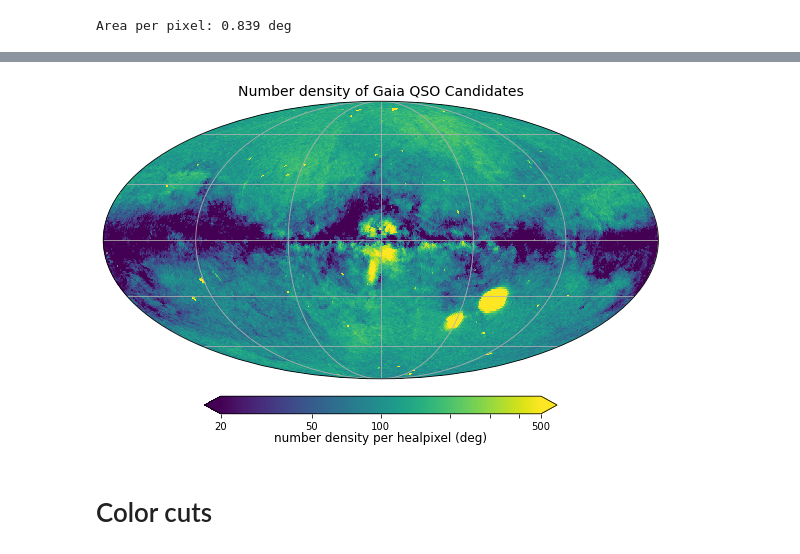
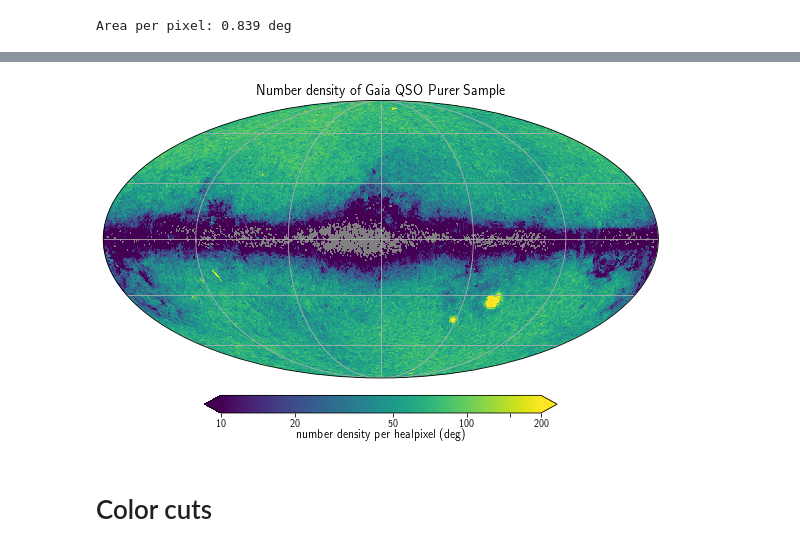
Before and after one commit to kstoreyf/gaia-quasars-lss, a Jupyter notebook: notebooks/2022-12-13_catalog_paper_figures.ipynb, the cells around one changed output, grey strips where cells are left out. Drawn from its saved outputs; the diff is of its cells as text; code cells hidden in the pictures.

```diff
--- a/notebooks/2022-12-13_catalog_paper_figures.ipynb
+++ b/notebooks/2022-12-13_catalog_paper_figures.ipynb
@@ -64,0 +87,6 @@ np.min(map_ndens)
+# %%
+tab_gaia_purer = astropy.table.join(tab_gaia_all, tab_gaia_purer_full, keys=['source_id'],
+                         join_type='inner')
+N_data_purer = len(tab_gaia_purer)
+print(f"Number of data sources: {N_data_purer}")
+print(tab_gaia_purer.columns)
@@ -65,16 +114,20 @@ np.min(map_ndens)
+# %%
+map_nqso_purer, _ = maps.get_map(NSIDE, tab_gaia_purer['ra'], tab_gaia_purer['dec'], null_val=0)
+# %%
+map_ndens_purer = map_nqso_purer/area_per_pixel
 # %%
-map_ndens_masked = hp.ma(map_ndens)
-map_ndens_masked.mask = map_ndens==0
+map_ndens_purer_masked = hp.ma(map_ndens_purer)
+map_ndens_purer_masked.mask = map_ndens_purer==0
 # %%
-projview(map_ndens_masked, title=rf"Number density of Gaia QSO Candidates",
+projview(map_ndens_purer_masked, title=rf"Number density of Gaia QSO Purer Sample",
             unit=r"number density per healpixel (deg)", cmap='viridis', coord=['C', 'G'],
-            min=20, max=500, norm='log', graticule=True,
-           show_tickmarkers=True, cbar_ticks=[20, 50, 100, 500])
+            min=10, max=200, norm='log', graticule=True,
+           show_tickmarkers=True, cbar_ticks=[10, 20, 50, 100, 200])
 
-fn = f'{plot_dir}/gaia_qso_candidates_2d.png'
+fn = f'{plot_dir}/gaia_qsos_purer_2d.png'
 if save:
-    plt.savefig(fn)
+    plt.savefig(fn, bbox_inches='tight')
 # %% [output]
-[figure, old version]
+[figure, new version]
 # %% [markdown]
 # Color cuts
```
Also changed, not shown: parts of 70 cells of this notebook, 4 other files.
